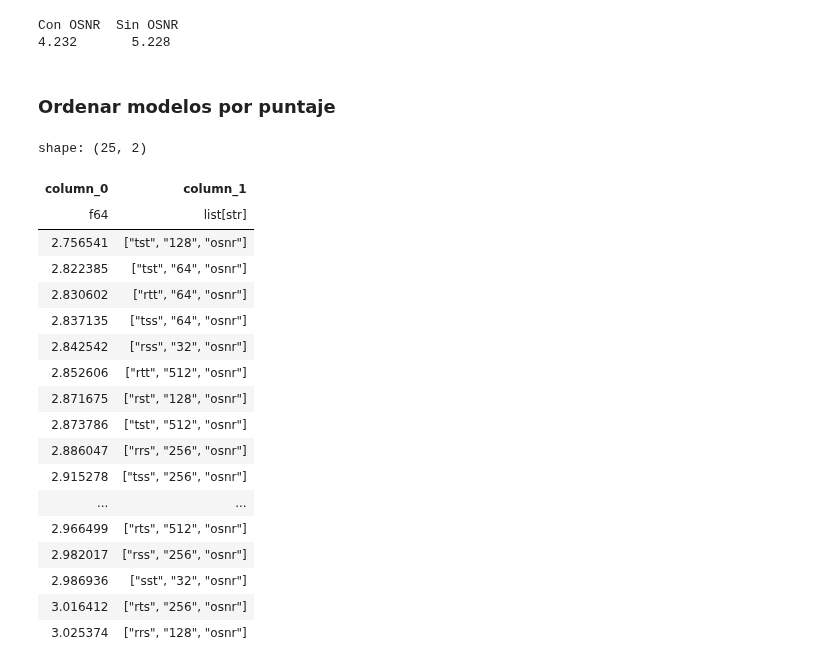
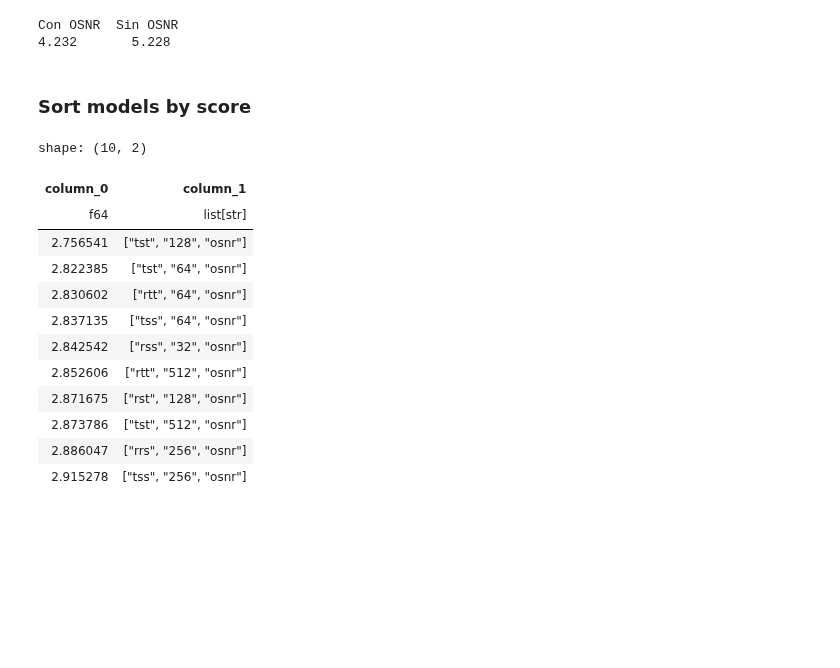
Before and after one commit to jjgranadat/Semillero_SOFA, a Jupyter notebook: ICI_Project/Codes/CountingVectors/CV_16GBd_Regression.ipynb, the cells around one changed output. Drawn from its saved outputs; the diff is of its cells as text; code cells hidden in the pictures; blank space fills up the shorter version.

```diff
--- a/ICI_Project/Codes/CountingVectors/CV_16GBd_Regression.ipynb
+++ b/ICI_Project/Codes/CountingVectors/CV_16GBd_Regression.ipynb
@@ -647,27 +636,23 @@ print(f"{osnr_avg_results[0]:.3f}       {osnr_avg_results[1]:.3f}")
 Con OSNR  Sin OSNR
 4.232       5.228
 # %% [markdown]
-### Ordenar modelos por puntaje
+### Sort models by score
 # %%
-better_models_df = get_better_models(cv16g_reg_results, metric="mae", score="test")
-better_models_df.head(25)
+cv16g_better_models_df = get_better_models(
+    cv16g_reg_results, metric="mae", score="test"
+)
+cv16g_better_models_df.head(10)
 # %% [output]
-shape: (25, 2)
+shape: (10, 2)
 | column_0 | column_1 |
 | f64 | list[str] |
 | 2.756541 | ["tst", "128", "osnr"] |
 | 2.822385 | ["tst", "64", "osnr"] |
 | 2.830602 | ["rtt", "64", "osnr"] |
 | 2.837135 | ["tss", "64", "osnr"] |
 | 2.842542 | ["rss", "32", "osnr"] |
 | 2.852606 | ["rtt", "512", "osnr"] |
 | 2.871675 | ["rst", "128", "osnr"] |
 | 2.873786 | ["tst", "512", "osnr"] |
 | 2.886047 | ["rrs", "256", "osnr"] |
 | 2.915278 | ["tss", "256", "osnr"] |
-| ... | ... |
-| 2.966499 | ["rts", "512", "osnr"] |
-| 2.982017 | ["rss", "256", "osnr"] |
-| 2.986936 | ["sst", "32", "osnr"] |
-| 3.016412 | ["rts", "256", "osnr"] |
-| 3.025374 | ["rrs", "128", "osnr"] |
```
Also changed, not shown: parts of 27 cells of this notebook, 2 other files.
